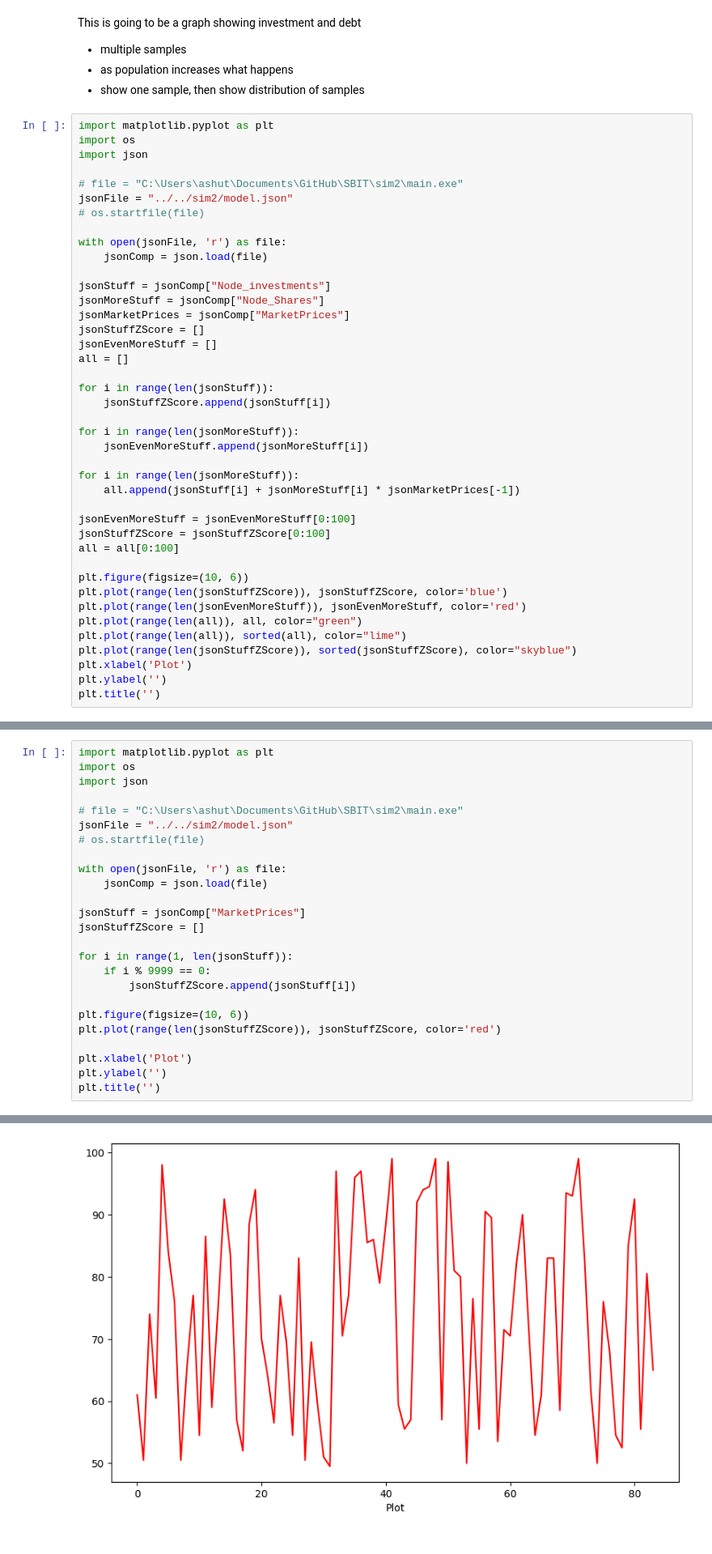
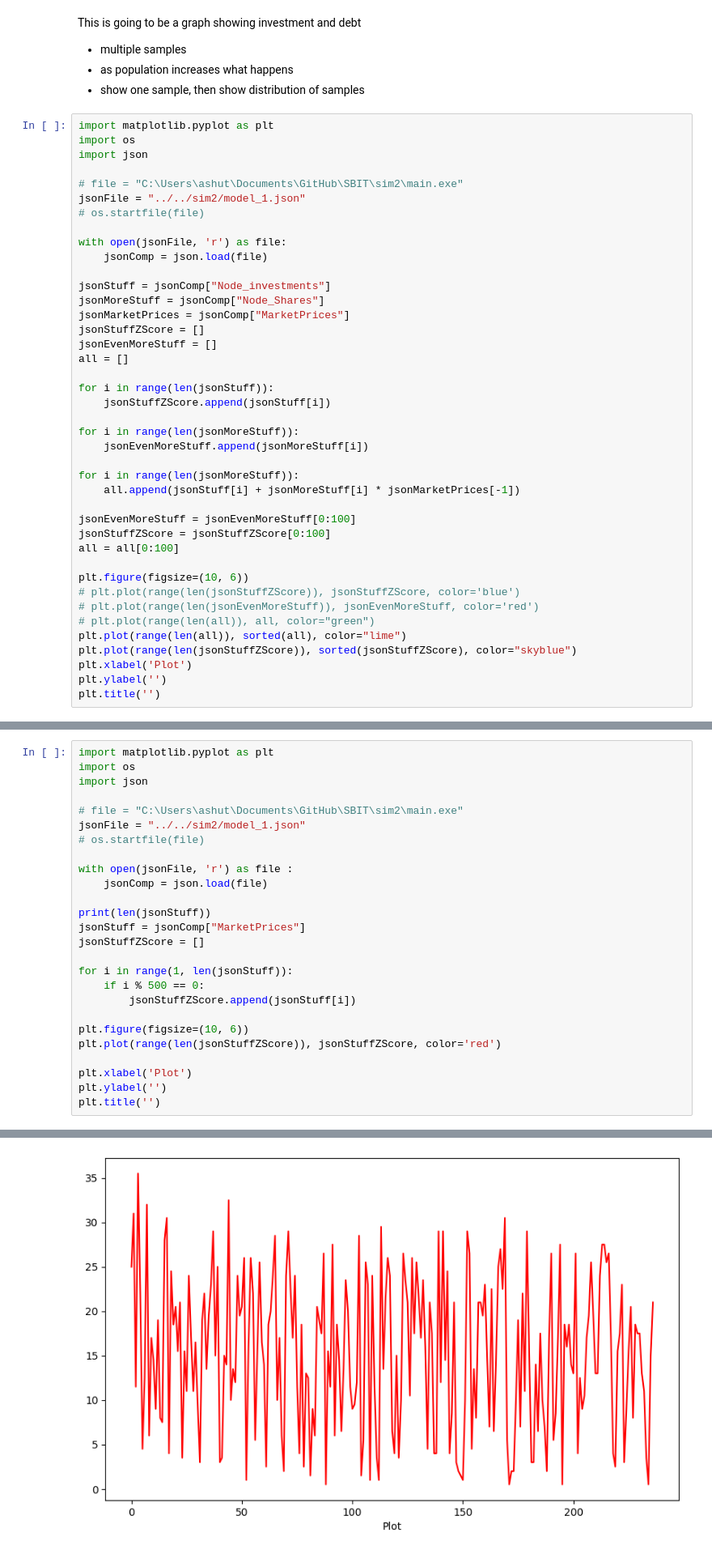
Before and after one commit to Ashuwat/SBIT, a Jupyter notebook: interpretation/sim2/start.ipynb, the cells around one changed output, grey strips where cells are left out. Shown at 81% size. Cells and saved outputs as stored; diff of their text form.

```diff
--- a/interpretation/sim2/start.ipynb
+++ b/interpretation/sim2/start.ipynb
@@ -13,7 +13,7 @@ import os
 import json
 
 # file = "C:\Users\ashut\Documents\GitHub\SBIT\sim2\main.exe"
-jsonFile = "../../sim2/model.json"
+jsonFile = "../../sim2/model_1.json"
 # os.startfile(file)
 
 with open(jsonFile, 'r') as file:
@@ -40,9 +40,9 @@ jsonStuffZScore = jsonStuffZScore[0:100]
 all = all[0:100]
 
 plt.figure(figsize=(10, 6))
-plt.plot(range(len(jsonStuffZScore)), jsonStuffZScore, color='blue')
-plt.plot(range(len(jsonEvenMoreStuff)), jsonEvenMoreStuff, color='red')
-plt.plot(range(len(all)), all, color="green")
+# plt.plot(range(len(jsonStuffZScore)), jsonStuffZScore, color='blue')
+# plt.plot(range(len(jsonEvenMoreStuff)), jsonEvenMoreStuff, color='red')
+# plt.plot(range(len(all)), all, color="green")
 plt.plot(range(len(all)), sorted(all), color="lime")
 plt.plot(range(len(jsonStuffZScore)), sorted(jsonStuffZScore), color="skyblue")
 plt.xlabel('Plot')
@@ -57,17 +73,18 @@ import os
 import json
 
 # file = "C:\Users\ashut\Documents\GitHub\SBIT\sim2\main.exe"
-jsonFile = "../../sim2/model.json"
+jsonFile = "../../sim2/model_1.json"
 # os.startfile(file)
 
-with open(jsonFile, 'r') as file:
+with open(jsonFile, 'r') as file :
     jsonComp = json.load(file)
 
+print(len(jsonStuff))
 jsonStuff = jsonComp["MarketPrices"]
 jsonStuffZScore = []
 
 for i in range(1, len(jsonStuff)):
-    if i % 9999 == 0:
+    if i % 500 == 0:
         jsonStuffZScore.append(jsonStuff[i])
 
 plt.figure(figsize=(10, 6))
@@ -81,4 +99,4 @@ Text(0.5, 1.0, '')
-[figure, old version]
+[figure, new version]
 # %%
 import matplotlib.pyplot as plt
 import os
```
Also changed, not shown: parts of 10 cells of this notebook, 10 other files.
